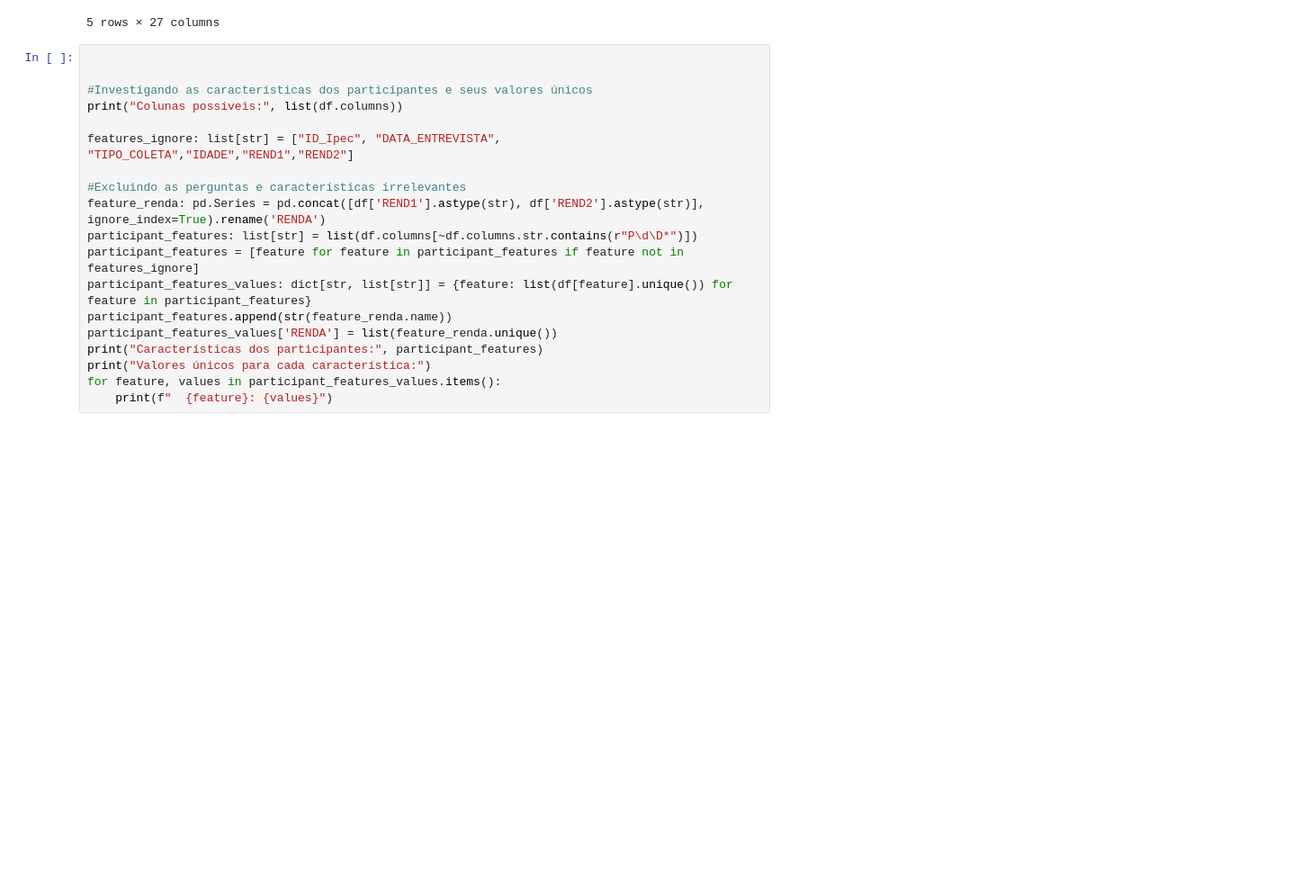
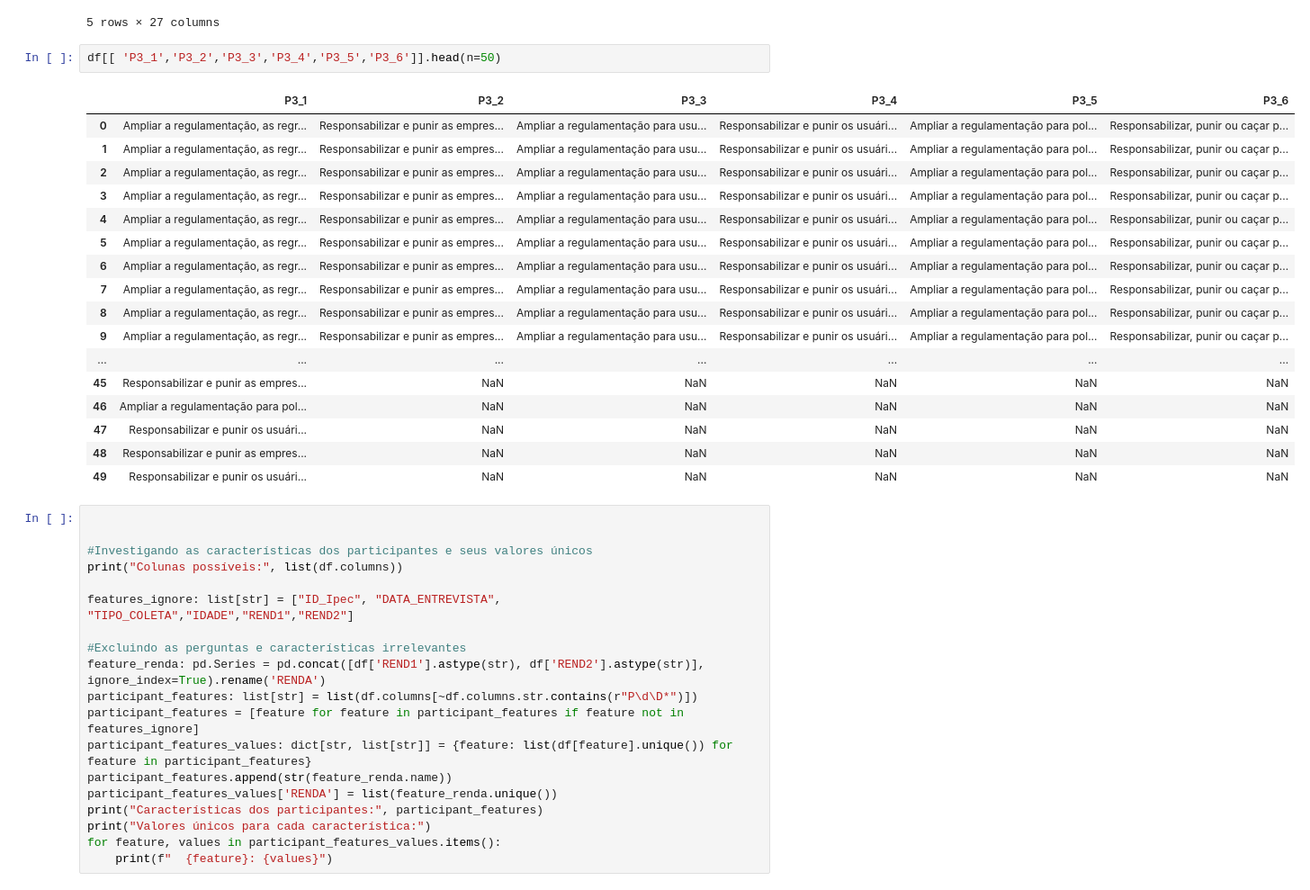
Before and after one commit to brumuchiuti/LLM-Public-Opinion-Simulation, a Jupyter notebook: IA_Projeto.ipynb, the cells around one changed output. Shown at 90% size. Drawn from its saved outputs; the diff is of its cells as text; blank space fills up the shorter version.

```diff
--- a/IA_Projeto.ipynb
+++ b/IA_Projeto.ipynb
@@ -126,6 +126,26 @@ df.head()
 | 3 | MAS | 72.0 | 65 E MAIS | 3ª série (ou 4º ano) | Não | Não | Não | Reduzir as desigualdades sociais | Combater o preconceito (racismo, ... | Incentivar a geração de empregos | ... |
 | 4 | FEM | 53.0 | 45 A 54 | Superior completo | Não | Não | Não | Incentivar a geração de empregos | Melhorar a qualidade da saúde | Melhorar a qualidade da educação | ... |
 5 rows × 27 columns
+# %%
+df[[ 'P3_1','P3_2','P3_3','P3_4','P3_5','P3_6']].head(n=50)
+# %% [output]
+|  | P3_1 | P3_2 | P3_3 | P3_4 | P3_5 | P3_6 |
+| 0 | Ampliar a regulamentação, as regr... | Responsabilizar e punir as empres... | Ampliar a regulamentação para usu... | Responsabilizar e punir os usuári... | Ampliar a regulamentação para pol... | Responsabilizar, punir ou caçar p... |
+| 1 | Ampliar a regulamentação, as regr... | Responsabilizar e punir as empres... | Ampliar a regulamentação para usu... | Responsabilizar e punir os usuári... | Ampliar a regulamentação para pol... | Responsabilizar, punir ou caçar p... |
+| 2 | Ampliar a regulamentação, as regr... | Responsabilizar e punir as empres... | Ampliar a regulamentação para usu... | Responsabilizar e punir os usuári... | Ampliar a regulamentação para pol... | Responsabilizar, punir ou caçar p... |
+| 3 | Ampliar a regulamentação, as regr... | Responsabilizar e punir as empres... | Ampliar a regulamentação para usu... | Responsabilizar e punir os usuári... | Ampliar a regulamentação para pol... | Responsabilizar, punir ou caçar p... |
+| 4 | Ampliar a regulamentação, as regr... | Responsabilizar e punir as empres... | Ampliar a regulamentação para usu... | Responsabilizar e punir os usuári... | Ampliar a regulamentação para pol... | Responsabilizar, punir ou caçar p... |
+| 5 | Ampliar a regulamentação, as regr... | Responsabilizar e punir as empres... | Ampliar a regulamentação para usu... | Responsabilizar e punir os usuári... | Ampliar a regulamentação para pol... | Responsabilizar, punir ou caçar p... |
+| 6 | Ampliar a regulamentação, as regr... | Responsabilizar e punir as empres... | Ampliar a regulamentação para usu... | Responsabilizar e punir os usuári... | Ampliar a regulamentação para pol... | Responsabilizar, punir ou caçar p... |
+| 7 | Ampliar a regulamentação, as regr... | Responsabilizar e punir as empres... | Ampliar a regulamentação para usu... | Responsabilizar e punir os usuári... | Ampliar a regulamentação para pol... | Responsabilizar, punir ou caçar p... |
+| 8 | Ampliar a regulamentação, as regr... | Responsabilizar e punir as empres... | Ampliar a regulamentação para usu... | Responsabilizar e punir os usuári... | Ampliar a regulamentação para pol... | Responsabilizar, punir ou caçar p... |
+| 9 | Ampliar a regulamentação, as regr... | Responsabilizar e punir as empres... | Ampliar a regulamentação para usu... | Responsabilizar e punir os usuári... | Ampliar a regulamentação para pol... | Responsabilizar, punir ou caçar p... |
+| ... | ... | ... | ... | ... | ... | ... |
+| 45 | Responsabilizar e punir as empres... | NaN | NaN | NaN | NaN | NaN |
+| 46 | Ampliar a regulamentação para pol... | NaN | NaN | NaN | NaN | NaN |
+| 47 | Responsabilizar e punir os usuári... | NaN | NaN | NaN | NaN | NaN |
+| 48 | Responsabilizar e punir as empres... | NaN | NaN | NaN | NaN | NaN |
+| 49 | Responsabilizar e punir os usuári... | NaN | NaN | NaN | NaN | NaN |
 # %%
 
 
```
Also changed, not shown: parts of 9 cells of this notebook.
